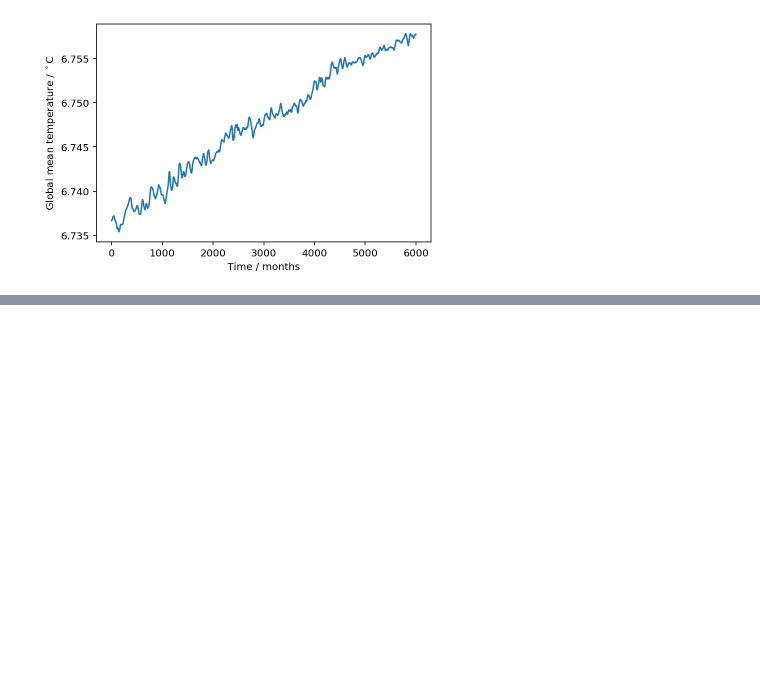
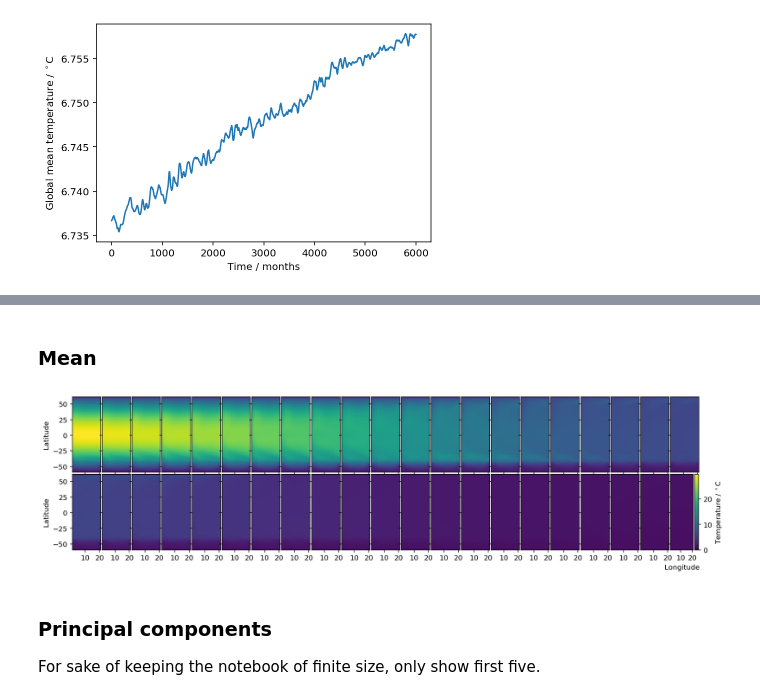
Before and after one commit to tpgillam/climate_prediction, a Jupyter notebook: dataset_summary.ipynb, the cells around one changed output, grey strips where cells are left out. Cells and saved outputs as stored; diff of their text form; code cells hidden in the pictures; blank space fills up the shorter version.

Commit message:
Basic PCA analysis of temperature distribution. Compact volume view.

```diff
--- a/dataset_summary.ipynb
+++ b/dataset_summary.ipynb
@@ -152,0 +184,10 @@ pyplot.show()
+# %% [markdown]
+### Mean
+# %%
+mean = model.mean_.reshape(ttave.shape[1:])
+plot_z_layers(mean, dataset, LABEL_TEMPERATURE)
+# %% [output]
+[figure, added]
+# %% [markdown]
+### Principal components
+For sake of keeping the notebook of finite size, only show first five.
```
Also changed, not shown: parts of 25 cells of this notebook, 1 other file.
